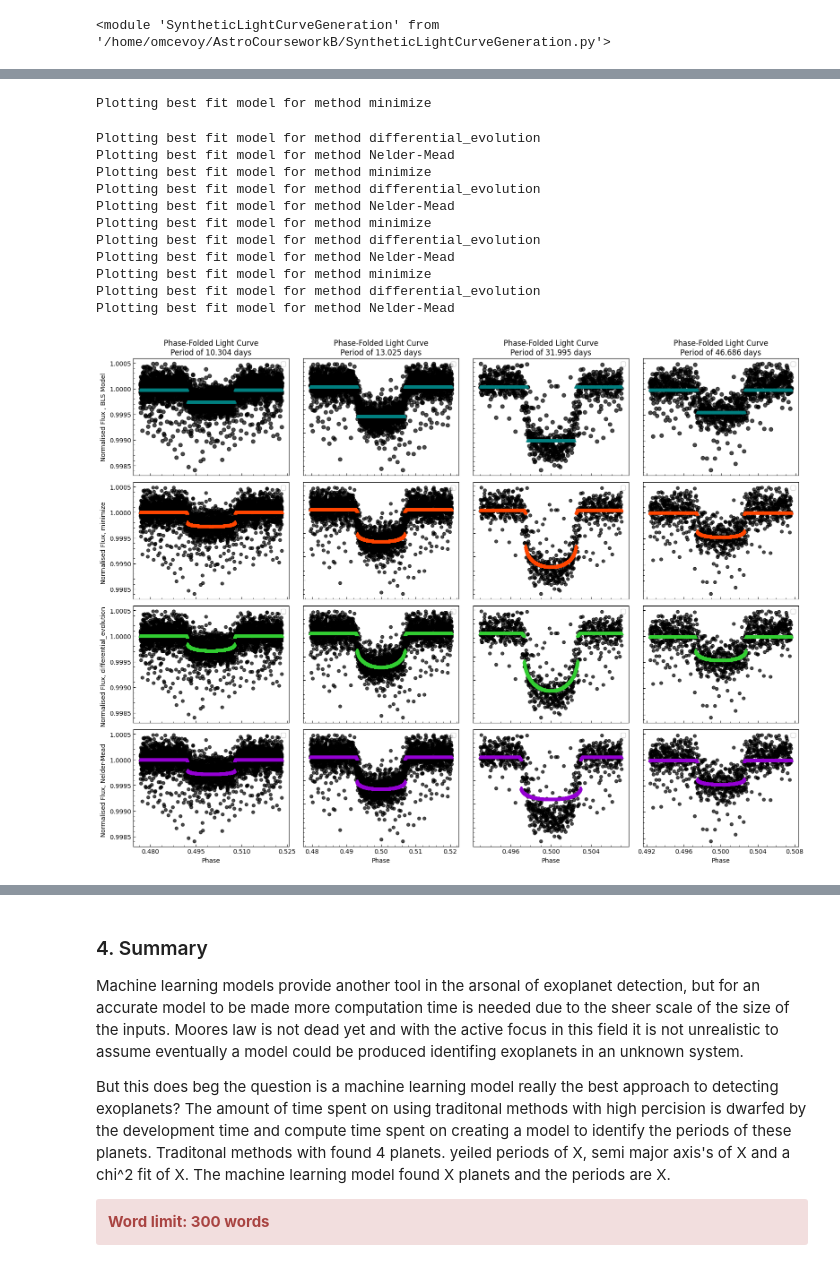
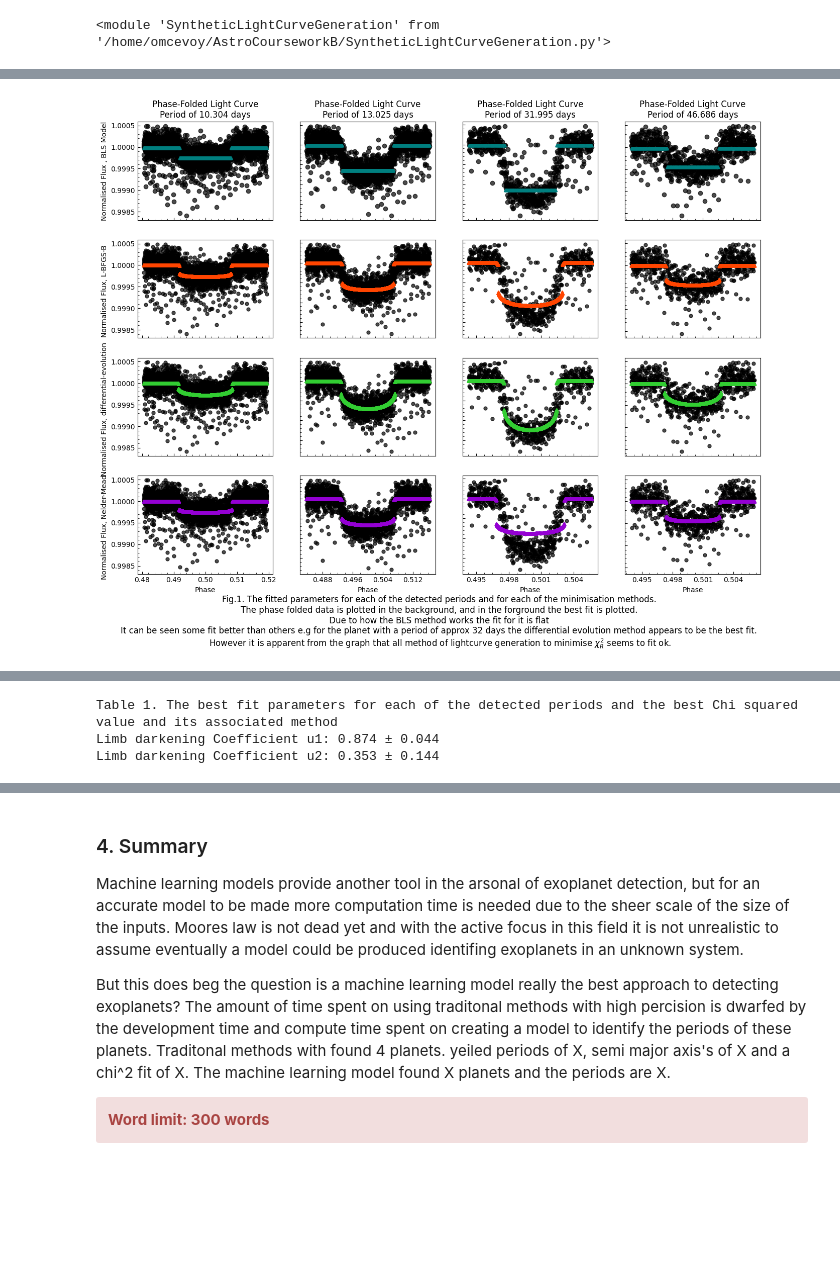
Before and after one commit to OliverMcEvoy/PlanetFinder, a Jupyter notebook: Coursework_B_24474.ipynb, the cells around one changed output, grey strips where cells are left out. Drawn from its saved outputs; the diff is of its cells as text; code cells hidden in the pictures; blank space fills up the shorter version.

```diff
--- a/Coursework_B_24474.ipynb
+++ b/Coursework_B_24474.ipynb
@@ -105,5 +42,0 @@ $\bullet$ include code for all modelling in attached code or inline, describe li
-# %%
-# Load the data into a dataframe.
-# Medfilt found to be best
-file_path = 'CourseworkData/Objectlc'
-kepler_dataframe = tff.loadDataFromFitsFiles(file_path,'medfilt')
@@ -158,55 +176,53 @@ bls_analysis_results = tff.analyze_peaks_with_bls(
 importlib.reload(tff)
 importlib.reload(pg)
 if i_just_want_to_see_the_code_run:
-    # If this still taking a long time feel free to reduce these values, especially popsize and maxiter further.
-    # But the fits will suffer as a result
+    # If this still taking a long time feel free to reduce these values, but I would encourage increasing the cadence first.
+    # But the fits will suffer as a result .
     L_BFGS_B_options = {
-        'maxiter': 5,
+        'maxiter': 4,
         'disp': False,
         'ftol': 1e-5,
     }
 
     nelder_mead_options = {
-        'maxiter': 5,
+        'maxiter': 4,
         'disp': False,
         'fatol': 1e-5,
     }
 
     differential_options = {
-        'maxiter': 5,
-        'popsize': 3,
+        'maxiter': 2,
+        'popsize': 1,
         'disp': False,
         'tol': 1e-5,
     }
 
-    # A higher cadence is used, results will be worse, but the code will run faster.
-    cadence = 0.166666
+    cadence = 0.322222
 
 else:
     L_BFGS_B_options = {
-        'maxiter': 20,
+        'maxiter': 16,
         'disp': False,
         'ftol': 1e-5,
     }
 
     nelder_mead_options = {
-        'maxiter': 30,
+        'maxiter': 16,
         'disp': False,
         'fatol': 1e-5,
     }
 
     differential_options = {
-        'maxiter': 20,
-        'popsize': 10,
+        'maxiter': 4,
+        'popsize': 2,
         'disp': False,
         'tol': 1e-5,
     }
 
-    # A cadence of every 30 minutes is used, as this is the cadence of the data.
-    # This is the most accurate cadence.
-    cadence = 0.0208333
+    # A cadence of every 2 hours is used, as due to the smooth fit of the lightcurve a cadence higher that of the unkown system can be used.
+    cadence = 1/6
 
-methods = ["minimize", "differential_evolution", "Nelder-Mead"]
+methods = ["L-BFGS-B", "differential-evolution", "Nelder-Mead"]
 
 best_fit_results = tff.calculate_best_fit_parameters(
     kepler_dataframe,
@@ -217,21 +233,8 @@ best_fit_results = tff.calculate_best_fit_parameters(
     methods=methods,
     cadence=cadence
 )
-# %%
-importlib.reload(tff)
-importlib.reload(pg)
-tff.plot_phase_folded_light_curves(best_fit_results)
-# %% [output]
-Plotting best fit model for method minimize
-Plotting best fit model for method differential_evolution
-Plotting best fit model for method Nelder-Mead
-Plotting best fit model for method minimize
-Plotting best fit model for method differential_evolution
-Plotting best fit model for method Nelder-Mead
-Plotting best fit model for method minimize
-Plotting best fit model for method differential_evolution
-Plotting best fit model for method Nelder-Mead
-Plotting best fit model for method minimize
-Plotting best fit model for method differential_evolution
-Plotting best fit model for method Nelder-Mead
-[figure, removed]
+# %%
+tff.plot_phase_folded_light_curves(best_fit_results)
+tff.print_best_fit_parameters(best_fit_results,bls_analysis_results)
+# %% [output]
+[figure, added]
@@ -238,3 +246,6 @@ Plotting best fit model for method Nelder-Mead
+Table 1. The best fit parameters for each of the detected periods and the best Chi squared value and its associated method
+Limb darkening Coefficient u1: 0.874 ± 0.044
+Limb darkening Coefficient u2: 0.353 ± 0.144
 # %%
 importlib.reload(tff)
 importlib.reload(pg)
```
Also changed, not shown: parts of 18 cells of this notebook, 6 other files.
